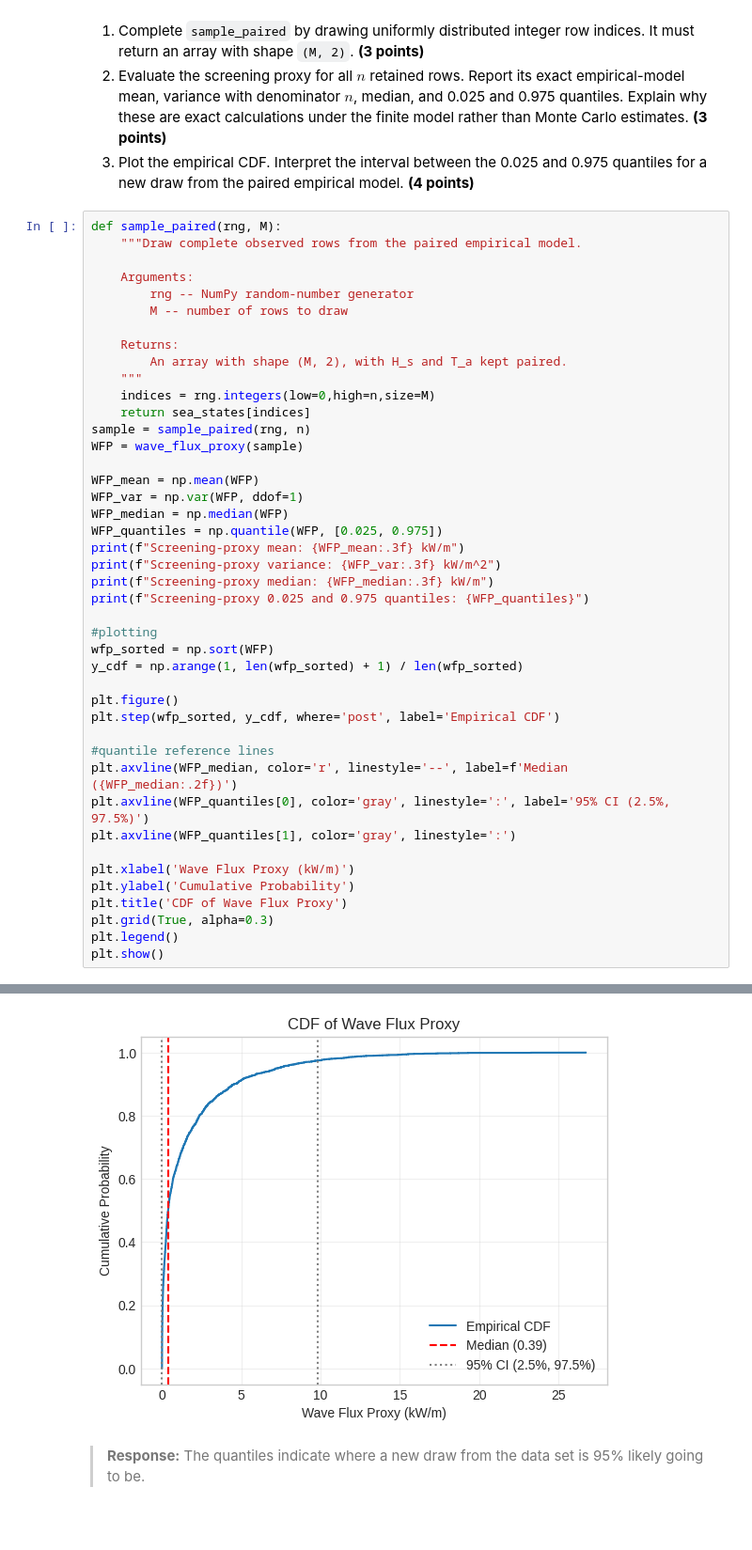
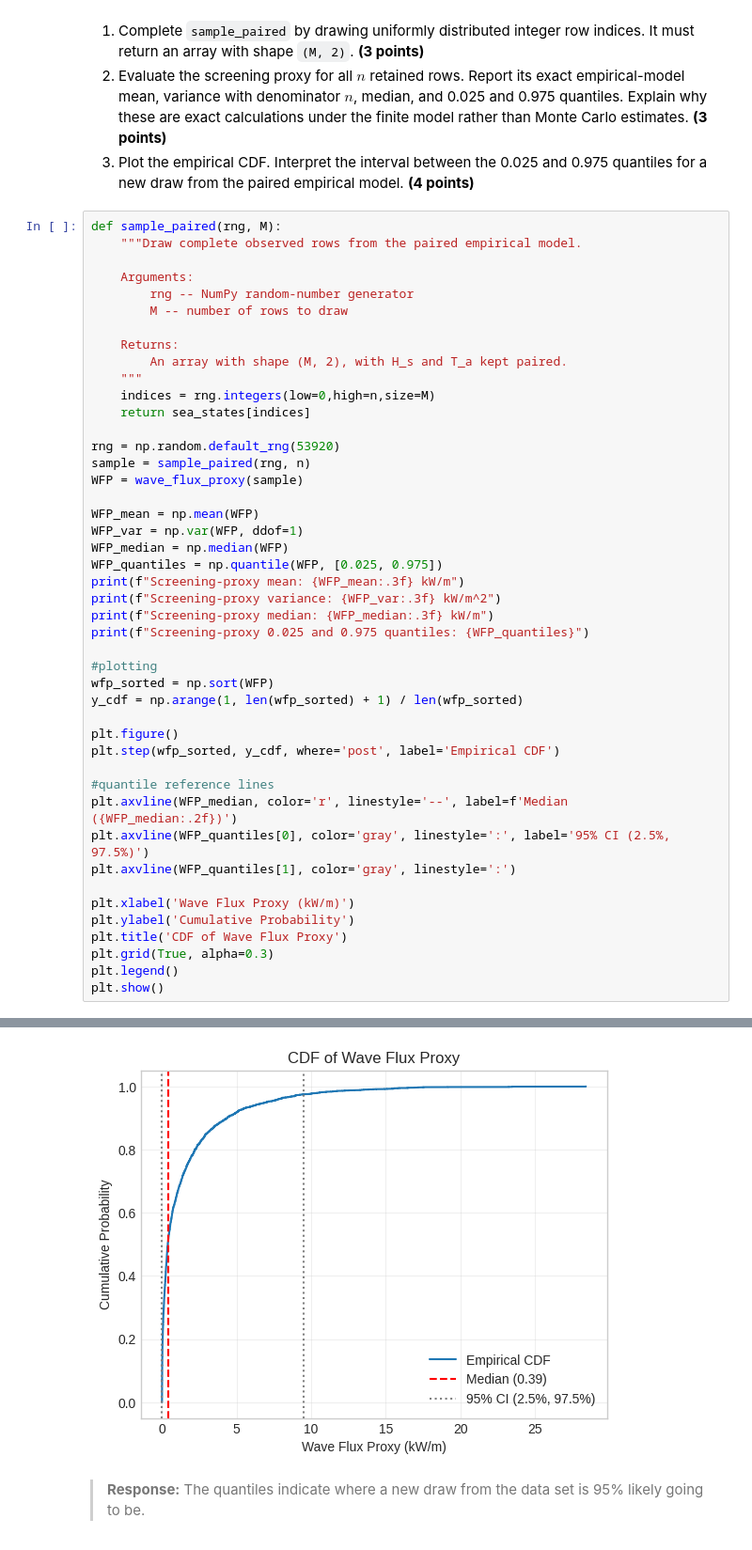
Before and after one commit to adamperkins-code/Machine_Learning, a Jupyter notebook: lecturebook/homework/homework-02.ipynb, the cells around one changed output, grey strips where cells are left out. Shown at 94% size. Cells and saved outputs as stored; diff of their text form.

```diff
--- a/lecturebook/homework/homework-02.ipynb
+++ b/lecturebook/homework/homework-02.ipynb
@@ -452,6 +452,8 @@ def sample_paired(rng, M):
     """
     indices = rng.integers(low=0,high=n,size=M)
     return sea_states[indices]
+
+rng = np.random.default_rng(53920)
 sample = sample_paired(rng, n)
 WFP = wave_flux_proxy(sample)
 
@@ -490,4 +492,4 @@ Screening-proxy 0.025 and 0.975 quantiles: [0.002631 9.83826 ]
-[figure, old version]
+[figure, new version]
 # %% [markdown]
 > **Response:** The quantiles indicate where a new draw from the data set is 95% likely going to be.
 # %% [markdown]
```
Also changed, not shown: parts of 12 cells of this notebook.
